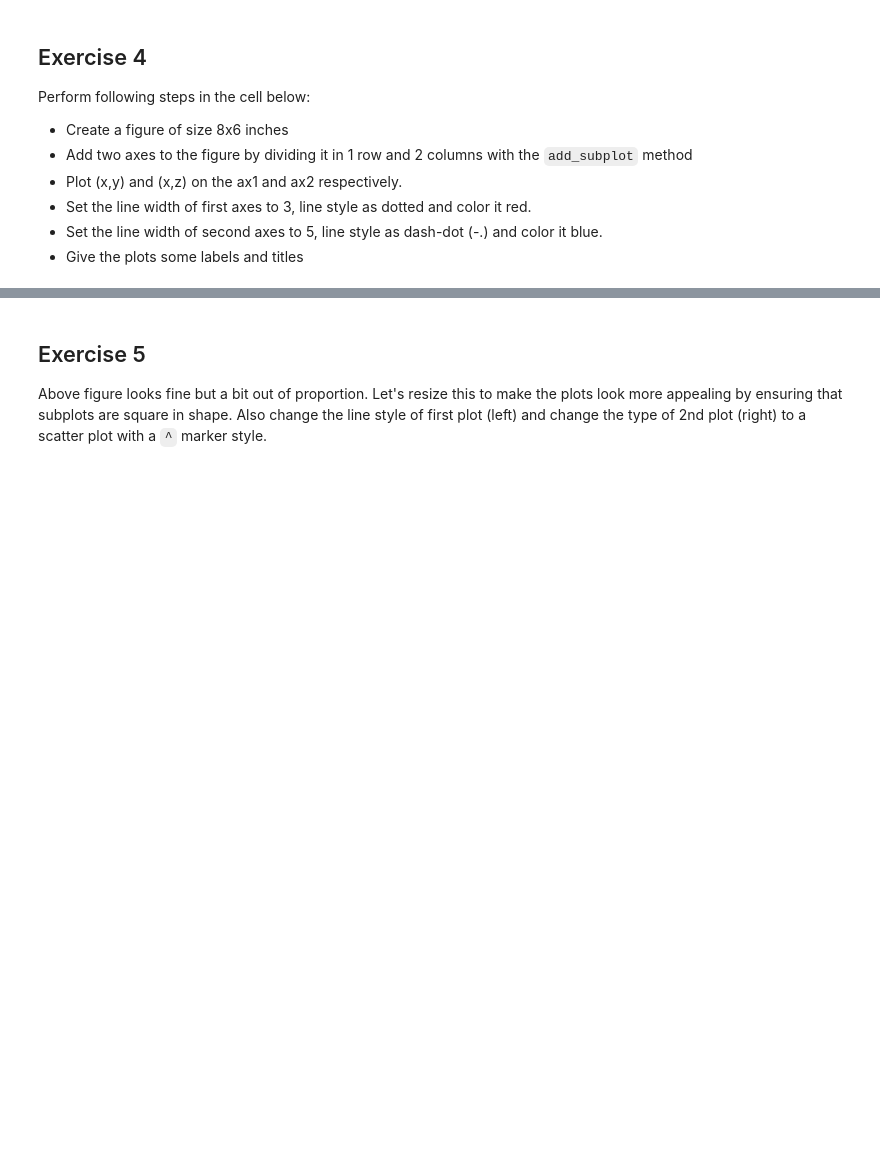
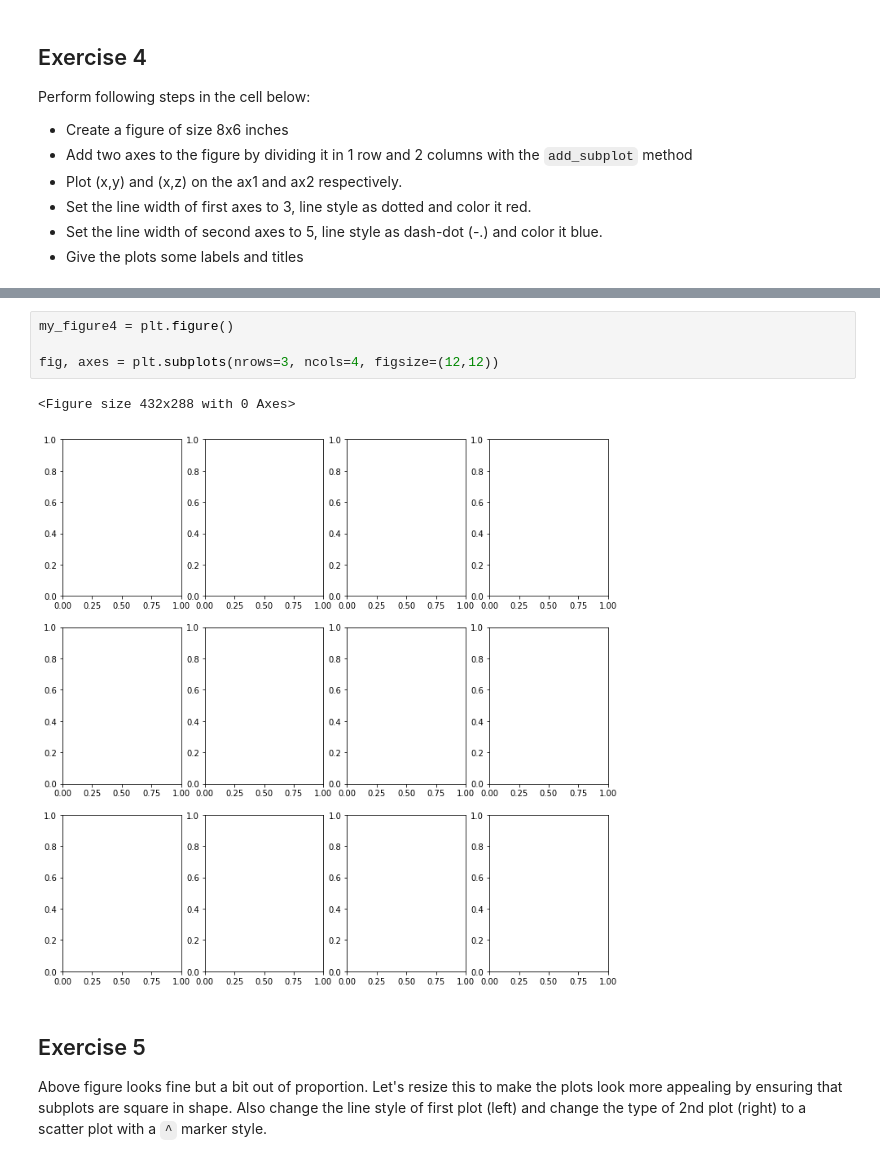
Before and after one commit to JohnTheTripper/dsc-more-practice-with-matplotlib-lab-nyc-ds-021720, a Jupyter notebook: index.ipynb, the cells around one changed output, grey strips where cells are left out. Cells and saved outputs as stored; diff of their text form; blank space fills up the shorter version.

```diff
--- a/index.ipynb
+++ b/index.ipynb
@@ -140,3 +137,10 @@ Perform following steps in the cell below:
+# %%
+my_figure4 = plt.figure()
+
+fig, axes = plt.subplots(nrows=3, ncols=4, figsize=(12,12))
+# %% [output]
+<Figure size 432x288 with 0 Axes>
+[figure, added]
 # %% [markdown]
 ## Exercise 5
 
```
Also changed, not shown: parts of 1 cell of this notebook.
